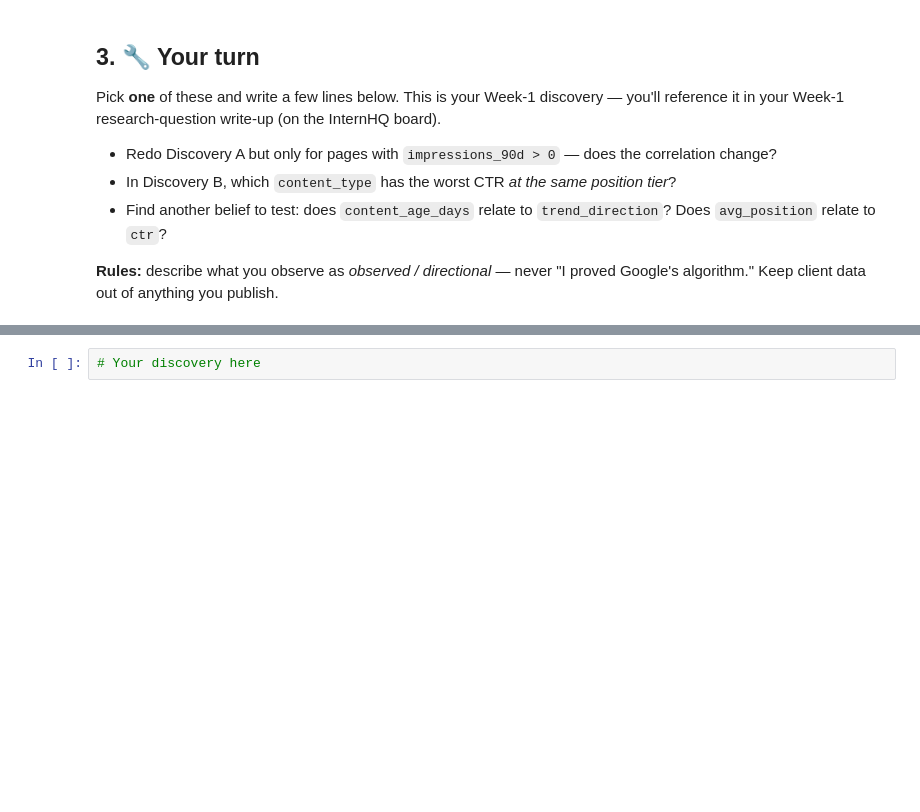
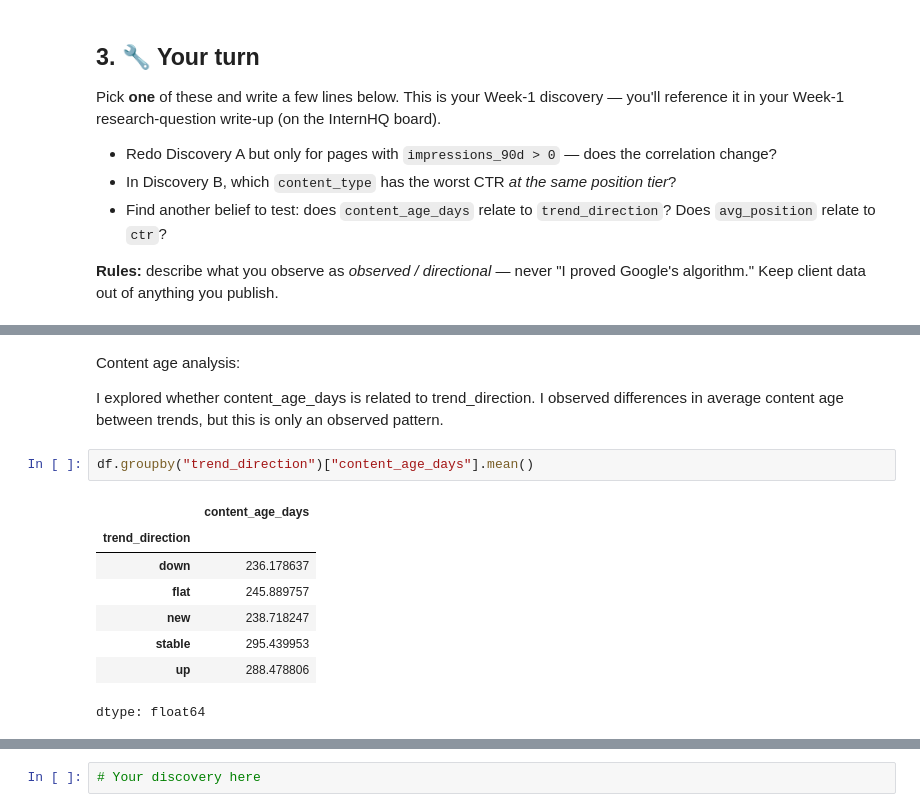
Before and after one commit to nsr51324/flyrank-ml-internship, a Jupyter notebook: notebooks/01_first_look_and_discovery.ipynb, the cells around one changed output, grey strips where cells are left out. Drawn from its saved outputs; the diff is of its cells as text; blank space fills up the shorter version.

```diff
--- a/notebooks/01_first_look_and_discovery.ipynb
+++ b/notebooks/01_first_look_and_discovery.ipynb
@@ -99,0 +209,16 @@ Pick **one** of these and write a few lines below. This is your Week-1 discovery
+# %% [markdown]
+Content age analysis:
+
+I explored whether content_age_days is related to trend_direction.
+I observed differences in average content age between trends, but this is only an observed pattern.
+# %%
+df.groupby("trend_direction")["content_age_days"].mean()
+# %% [output]
+|  | content_age_days |
+| trend_direction |  |
+| down | 236.178637 |
+| flat | 245.889757 |
+| new | 238.718247 |
+| stable | 295.439953 |
+| up | 288.478806 |
+dtype: float64
```
Also changed, not shown: parts of 16 cells of this notebook.
